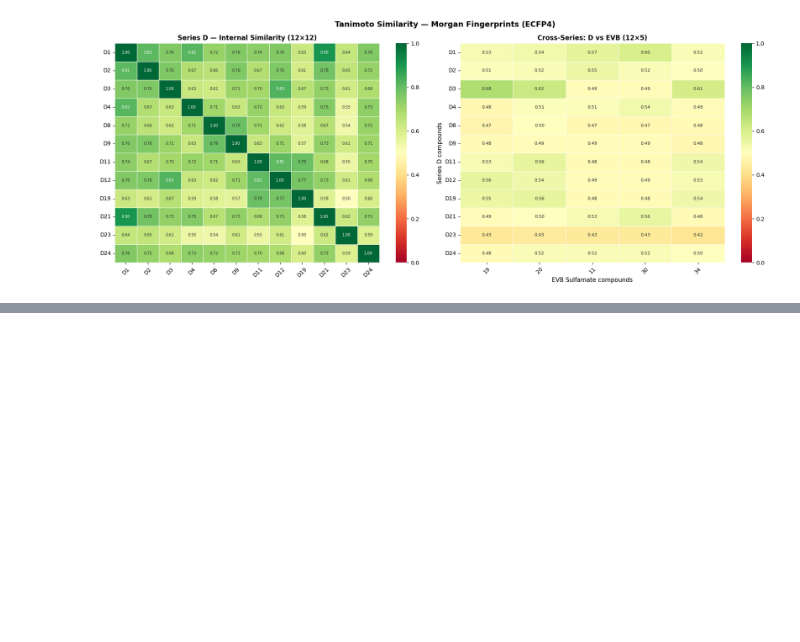
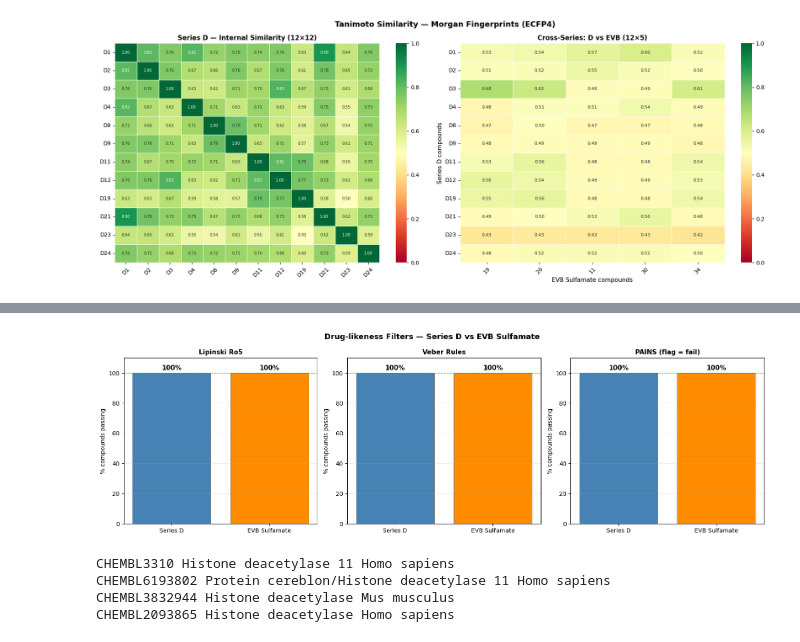
Before and after one commit to Kitossan22/HDAC11-SAR-Analysis, a Jupyter notebook: HDAC.ipynb, the cells around one changed output, grey strips where cells are left out. Drawn from its saved outputs; the diff is of its cells as text; code cells hidden in the pictures; blank space fills up the shorter version.

```diff
--- a/HDAC.ipynb
+++ b/HDAC.ipynb
@@ -312,0 +425,43 @@ plt.show()
+# %%
+fig, axes = plt.subplots(1, 3, figsize=(16, 5))
+fig.suptitle("Drug-likeness Filters — Series D vs EVB Sulfamate",
+             fontsize=13, fontweight="bold")
+
+series_labels = ["Series D", "EVB Sulfamate"]
+colors        = ["steelblue", "darkorange"]
+
+for ax, col, title in zip(axes,
+                           ["Ro5_ok", "Veber_ok", "PAINS_flag"],
+                           ["Lipinski Ro5", "Veber Rules", "PAINS (flag = fail)"]):
+
+    d_pass   = df_D[col].sum()
+    evb_pass = df_evb[col].sum()
+
+    # For PAINS, flagged = bad, so invert
+    if col == "PAINS_flag":
+        d_pass   = (~df_D[col]).sum()
+        evb_pass = (~df_evb[col]).sum()
+
+    bars = ax.bar(series_labels,
+                  [d_pass / len(df_D) * 100,
+                   evb_pass / len(df_evb) * 100],
+                  color=colors, edgecolor="gray", linewidth=0.7)
+
+    ax.set_ylabel("% compounds passing", fontsize=10)
+    ax.set_title(title, fontsize=11, fontweight="bold")
+    ax.set_ylim(0, 110)
+    ax.axhline(100, color="green", linestyle="--", linewidth=1, alpha=0.5)
+
+    for bar in bars:
+        ax.text(bar.get_x() + bar.get_width()/2,
+                bar.get_height() + 2,
+                f"{bar.get_height():.0f}%",
+                ha="center", fontsize=11, fontweight="bold")
+
+    ax.grid(axis="y", alpha=0.25)
+
+plt.tight_layout()
+plt.savefig("drug_likeness_filters.png", dpi=150, bbox_inches="tight")
+plt.show()
+# %% [output]
+[figure, added]
@@ -312,0 +491,17 @@ plt.show()
+# %%
+!pip install chembl_webresource_client -q
+
+import requests
+from chembl_webresource_client.new_client import new_client
+
+# Search for HDAC11 target
+target = new_client.target
+hdac11 = target.search("HDAC11")
+
+for t in hdac11:
+    print(t["target_chembl_id"], t["pref_name"], t["organism"])
+# %% [output]
+CHEMBL3310 Histone deacetylase 11 Homo sapiens
+CHEMBL6193802 Protein cereblon/Histone deacetylase 11 Homo sapiens
+CHEMBL3832944 Histone deacetylase Mus musculus
+CHEMBL2093865 Histone deacetylase Homo sapiens
```
Also changed, not shown: parts of 12 cells of this notebook.
